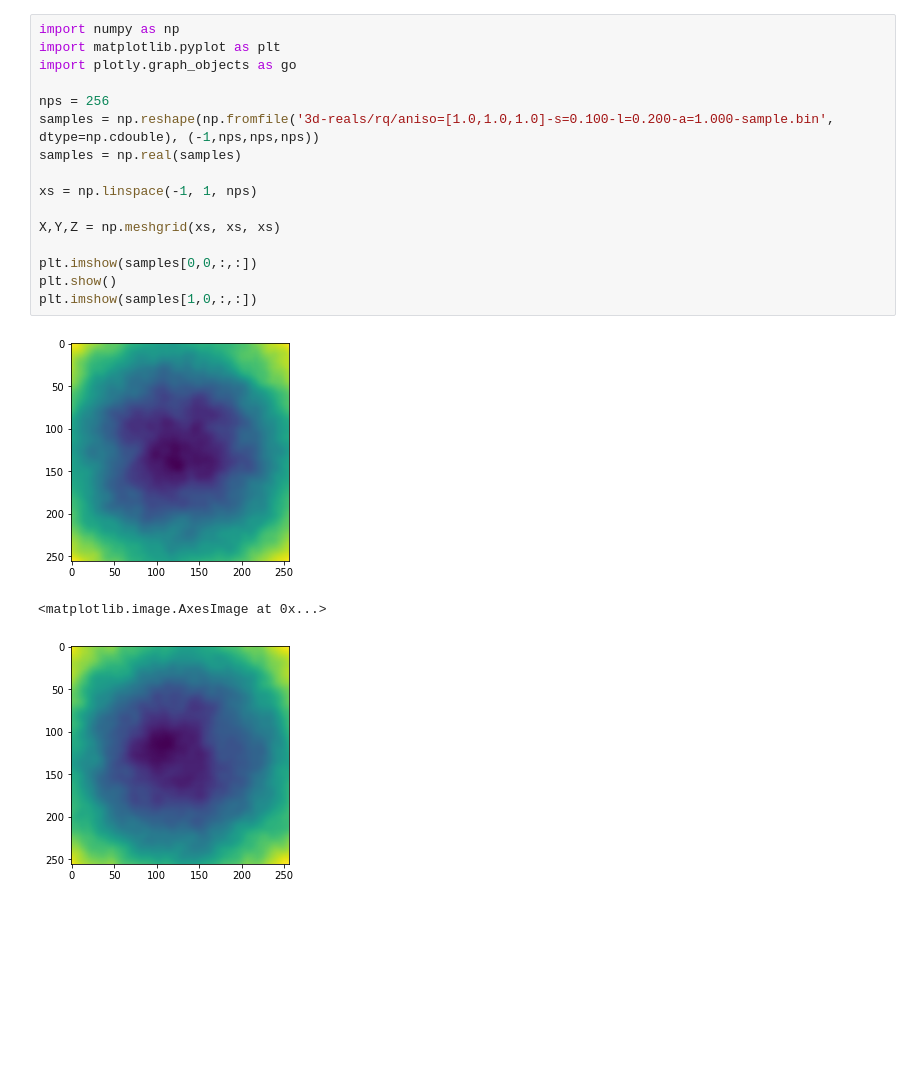
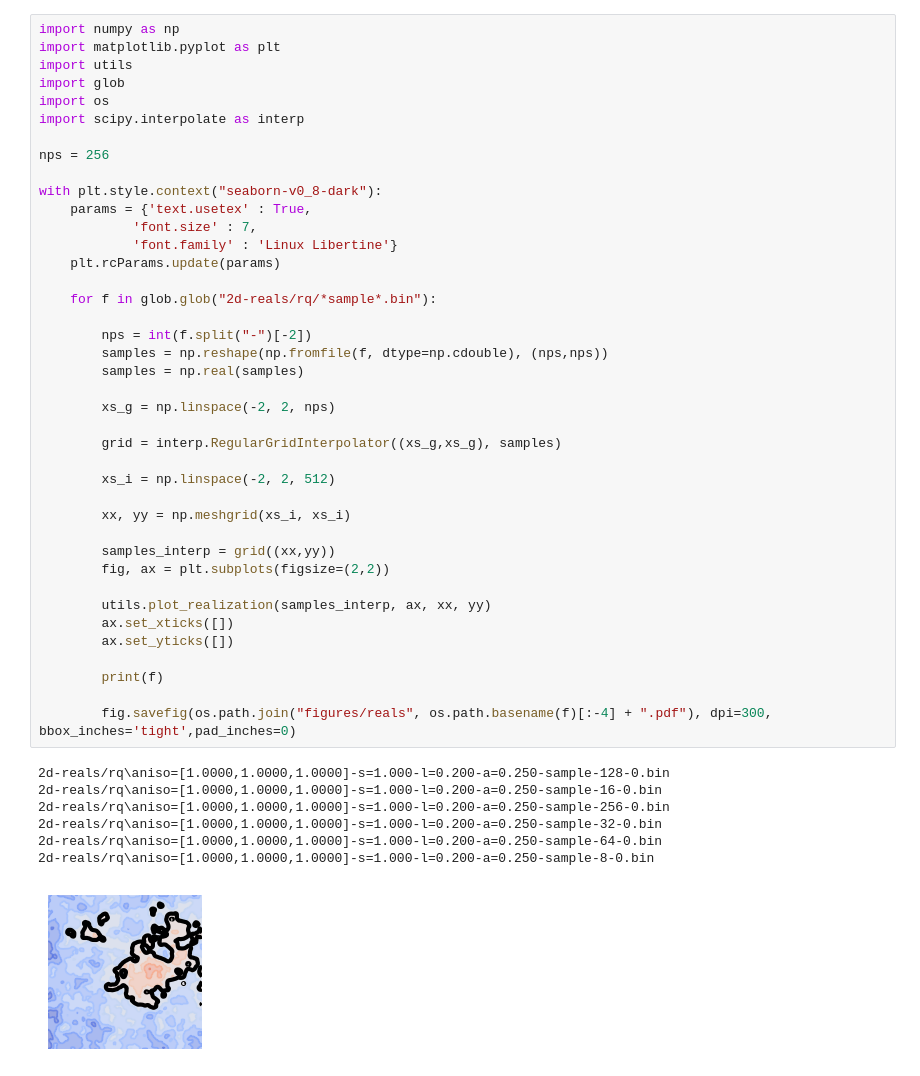
Before and after one commit to daseyb/tungsten, a Jupyter notebook: data/grid_vis.ipynb, the cells around one changed output. Cells and saved outputs as stored; diff of their text form; blank space fills up the shorter version.

```diff
--- a/data/grid_vis.ipynb
+++ b/data/grid_vis.ipynb
@@ -1,20 +1,48 @@
-# %%
-import numpy as np
-import matplotlib.pyplot as plt
-import plotly.graph_objects as go
-
-nps = 256
-samples = np.reshape(np.fromfile('3d-reals/rq/aniso=[1.0,1.0,1.0]-s=0.100-l=0.200-a=1.000-sample.bin', dtype=np.cdouble), (-1,nps,nps,nps))
-samples = np.real(samples)
-
-xs = np.linspace(-1, 1, nps)
-
-X,Y,Z = np.meshgrid(xs, xs, xs)
-
-plt.imshow(samples[0,0,:,:])
-plt.show()
-plt.imshow(samples[1,0,:,:])
-# %% [output]
-[figure, removed]
-<matplotlib.image.AxesImage at 0x...>
-[figure, removed]
+# %%
+import numpy as np
+import matplotlib.pyplot as plt
+import utils
+import glob
+import os
+import scipy.interpolate as interp
+
+nps = 256
+
+with plt.style.context("seaborn-v0_8-dark"):
+    params = {'text.usetex' : True,
+            'font.size' : 7,
+            'font.family' : 'Linux Libertine'}
+    plt.rcParams.update(params)
+
+    for f in glob.glob("2d-reals/rq/*sample*.bin"):
+
+        nps = int(f.split("-")[-2])
+        samples = np.reshape(np.fromfile(f, dtype=np.cdouble), (nps,nps))
+        samples = np.real(samples)
+
+        xs_g = np.linspace(-2, 2, nps)
+
+        grid = interp.RegularGridInterpolator((xs_g,xs_g), samples)
+
+        xs_i = np.linspace(-2, 2, 512)
+
+        xx, yy = np.meshgrid(xs_i, xs_i)
+
+        samples_interp = grid((xx,yy))
+        fig, ax = plt.subplots(figsize=(2,2))
+
+        utils.plot_realization(samples_interp, ax, xx, yy)
+        ax.set_xticks([])
+        ax.set_yticks([])
+
+        print(f)
+
+        fig.savefig(os.path.join("figures/reals", os.path.basename(f)[:-4] + ".pdf"), dpi=300, bbox_inches='tight',pad_inches=0)
+# %% [output]
+2d-reals/rq\aniso=[1.0000,1.0000,1.0000]-s=1.000-l=0.200-a=0.250-sample-128-0.bin
+2d-reals/rq\aniso=[1.0000,1.0000,1.0000]-s=1.000-l=0.200-a=0.250-sample-16-0.bin
+2d-reals/rq\aniso=[1.0000,1.0000,1.0000]-s=1.000-l=0.200-a=0.250-sample-256-0.bin
+2d-reals/rq\aniso=[1.0000,1.0000,1.0000]-s=1.000-l=0.200-a=0.250-sample-32-0.bin
+2d-reals/rq\aniso=[1.0000,1.0000,1.0000]-s=1.000-l=0.200-a=0.250-sample-64-0.bin
+2d-reals/rq\aniso=[1.0000,1.0000,1.0000]-s=1.000-l=0.200-a=0.250-sample-8-0.bin
+[figure, added]
```
Also changed, not shown: parts of 1 cell of this notebook, 18 other files.
